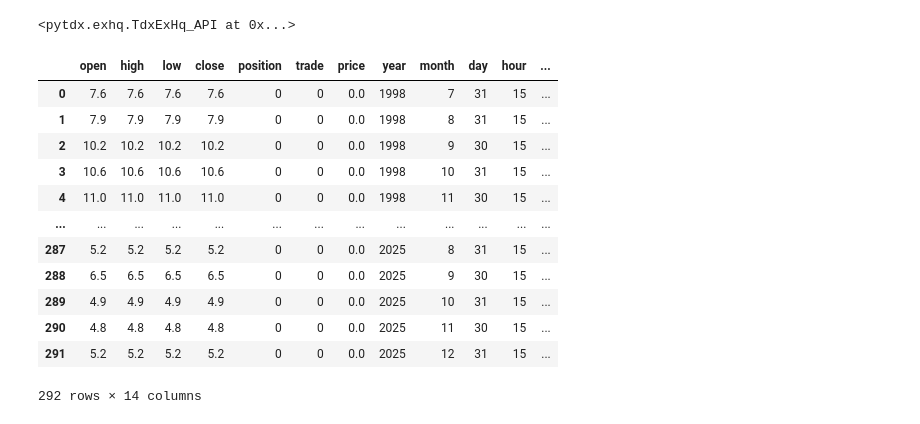
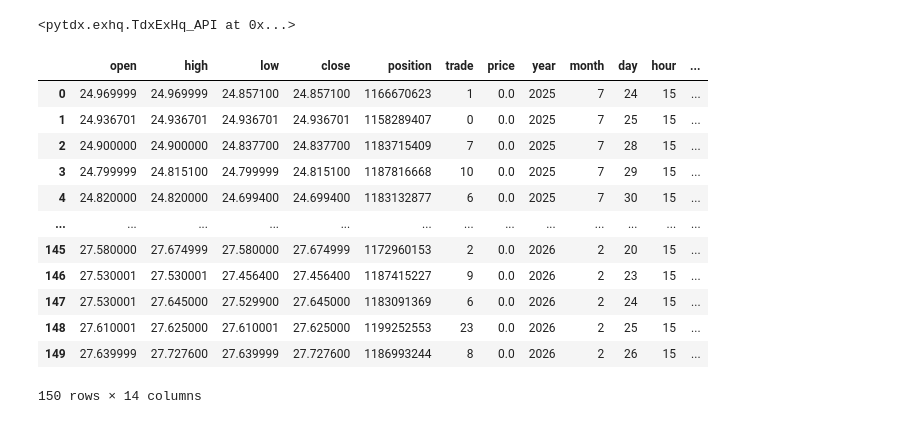
Before and after one commit to u588/app, a Jupyter notebook: AiStock/tdxFS.ipynb, the cells around one changed output. Cells and saved outputs as stored; diff of their text form; code cells hidden in the pictures.

```diff
--- a/AiStock/tdxFS.ipynb
+++ b/AiStock/tdxFS.ipynb
@@ -119,21 +119,21 @@ eapi.connect('47.112.95.207', 7720)
 # %% [output]
 <pytdx.exhq.TdxExHq_API at 0x...>
 # %%
-api.to_df(eapi.get_instrument_bars(9,38, '6_VAI', 0, 690))
+api.to_df(eapi.get_instrument_bars(9,74, 'SPXD', 0, 690))
 # %% [output]
 |  | open | high | low | close | position | trade | price | year | month | day | hour | ... |
-| 0 | 7.6 | 7.6 | 7.6 | 7.6 | 0 | 0 | 0.0 | 1998 | 7 | 31 | 15 | ... |
-| 1 | 7.9 | 7.9 | 7.9 | 7.9 | 0 | 0 | 0.0 | 1998 | 8 | 31 | 15 | ... |
-| 2 | 10.2 | 10.2 | 10.2 | 10.2 | 0 | 0 | 0.0 | 1998 | 9 | 30 | 15 | ... |
-| 3 | 10.6 | 10.6 | 10.6 | 10.6 | 0 | 0 | 0.0 | 1998 | 10 | 31 | 15 | ... |
-| 4 | 11.0 | 11.0 | 11.0 | 11.0 | 0 | 0 | 0.0 | 1998 | 11 | 30 | 15 | ... |
+| 0 | 24.969999 | 24.969999 | 24.857100 | 24.857100 | 1166670623 | 1 | 0.0 | 2025 | 7 | 24 | 15 | ... |
+| 1 | 24.936701 | 24.936701 | 24.936701 | 24.936701 | 1158289407 | 0 | 0.0 | 2025 | 7 | 25 | 15 | ... |
+| 2 | 24.900000 | 24.900000 | 24.837700 | 24.837700 | 1183715409 | 7 | 0.0 | 2025 | 7 | 28 | 15 | ... |
+| 3 | 24.799999 | 24.815100 | 24.799999 | 24.815100 | 1187816668 | 10 | 0.0 | 2025 | 7 | 29 | 15 | ... |
+| 4 | 24.820000 | 24.820000 | 24.699400 | 24.699400 | 1183132877 | 6 | 0.0 | 2025 | 7 | 30 | 15 | ... |
 | ... | ... | ... | ... | ... | ... | ... | ... | ... | ... | ... | ... | ... |
-| 287 | 5.2 | 5.2 | 5.2 | 5.2 | 0 | 0 | 0.0 | 2025 | 8 | 31 | 15 | ... |
-| 288 | 6.5 | 6.5 | 6.5 | 6.5 | 0 | 0 | 0.0 | 2025 | 9 | 30 | 15 | ... |
-| 289 | 4.9 | 4.9 | 4.9 | 4.9 | 0 | 0 | 0.0 | 2025 | 10 | 31 | 15 | ... |
-| 290 | 4.8 | 4.8 | 4.8 | 4.8 | 0 | 0 | 0.0 | 2025 | 11 | 30 | 15 | ... |
-| 291 | 5.2 | 5.2 | 5.2 | 5.2 | 0 | 0 | 0.0 | 2025 | 12 | 31 | 15 | ... |
+| 145 | 27.580000 | 27.674999 | 27.580000 | 27.674999 | 1172960153 | 2 | 0.0 | 2026 | 2 | 20 | 15 | ... |
+| 146 | 27.530001 | 27.530001 | 27.456400 | 27.456400 | 1187415227 | 9 | 0.0 | 2026 | 2 | 23 | 15 | ... |
+| 147 | 27.530001 | 27.645000 | 27.529900 | 27.645000 | 1183091369 | 6 | 0.0 | 2026 | 2 | 24 | 15 | ... |
+| 148 | 27.610001 | 27.625000 | 27.610001 | 27.625000 | 1199252553 | 23 | 0.0 | 2026 | 2 | 25 | 15 | ... |
+| 149 | 27.639999 | 27.727600 | 27.639999 | 27.727600 | 1186993244 | 8 | 0.0 | 2026 | 2 | 26 | 15 | ... |
-292 rows × 14 columns
+150 rows × 14 columns
 # %%
 a = pd.read_excel('/home/ts/app/AiStock/indexAi.xlsx')
 b = pd.read_excel('/home/ts/app/AiStock/indexAii.xlsx')
```
Also changed, not shown: 3 other files.
